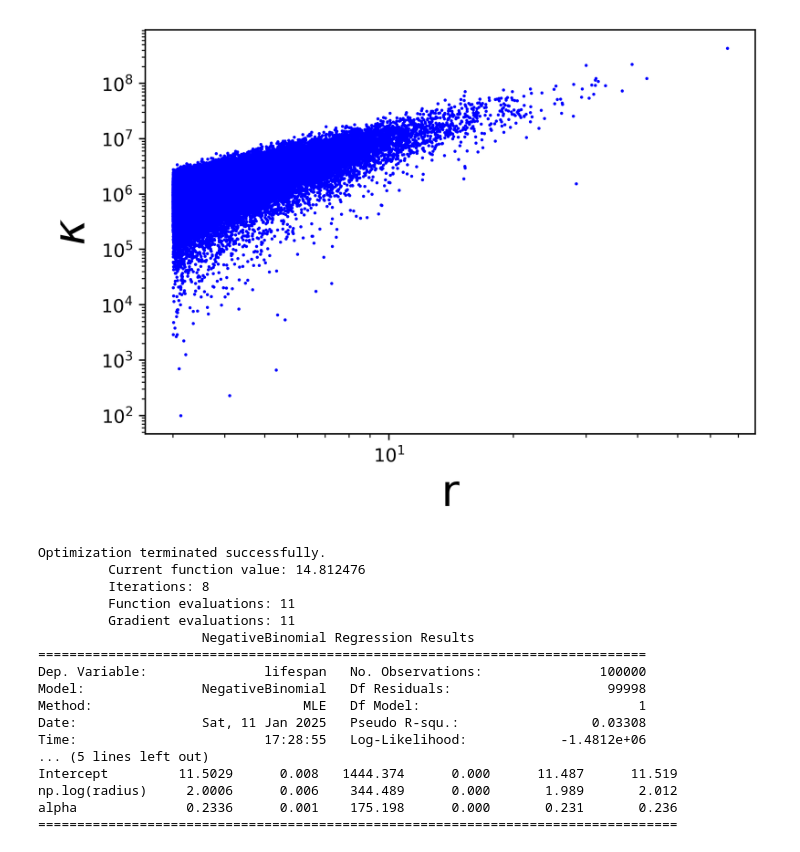
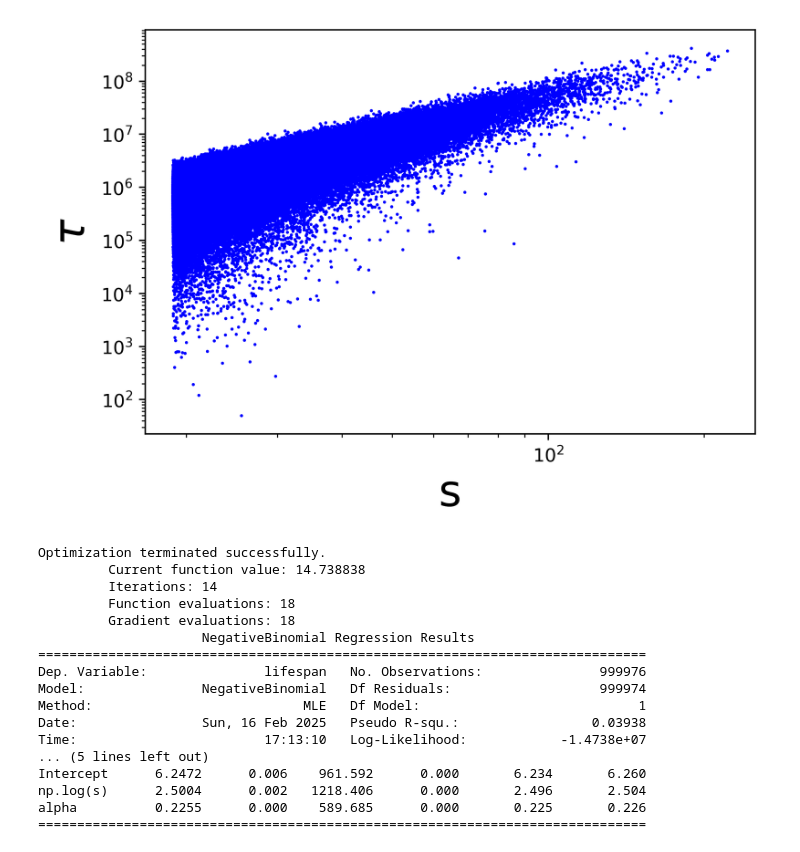
Before and after one commit to seanmason/saturation, a Jupyter notebook: notebooks/thesis/Chapter3/LifespanModelingExample.ipynb, the cells around one changed output. Drawn from its saved outputs; the diff is of its cells as text; code cells hidden in the pictures.

```diff
--- a/notebooks/thesis/Chapter3/LifespanModelingExample.ipynb
+++ b/notebooks/thesis/Chapter3/LifespanModelingExample.ipynb
@@ -30,5 +31,5 @@ To adjust logging level use sc.setLogLevel(newLevel). For SparkR, use setLogLeve
 # %%
-base_path = "/data/saturation/thesis_run_20250108/"
+base_path = "/data/saturation/thesis_run_20250213/"
 
 colors = ["blue", "black", "r", "orange", "g"]
 line_styles = ["-"]
@@ -47,6 +48,7 @@ configs_pdf = configs_df.toPandas()
 configs_pdf = configs_pdf[~configs_pdf.simulation_id.isna()].copy()
 configs_pdf["rim_erasure_exponent"] = configs_pdf.rim_erasure_method.apply(lambda x: x.get("exponent", -1))
 configs_pdf["rim_erasure_radius_ratio"] = configs_pdf.rim_erasure_method.apply(lambda x: x.get("ratio", -1))
+configs_pdf["nstop"] = configs_pdf.stop_condition.apply(lambda x: x.get("ntot", -1))
 # %%
 configs_dict = dict()
 for config_file in glob.glob(f"{base_path}/config/config*.yaml"):
@@ -54,10 +72,10 @@ for config_file in glob.glob(f"{base_path}/config/config*.yaml"):
 # %%
 df = get_statistics_with_lifespans_for_simulations(
-    [2],
-    base_path,
-    configs_df,
-    spark,
-    n_samples_per_sim=100000
+    simulation_ids=[1],
+    base_path=base_path,
+    configs_df=configs_df,
+    spark=spark,
+    n_samples_per_sim=1000000
 )
 df
 # %% [output]
@@ -77,44 +95,46 @@ df
+# %%
+df["s"] = df.radius * 2 * np.pi
 # %%
 plt.figure(figsize=(6, 4), dpi=dpi)
 
 # Sampled scatterplot
 plt.scatter(
-    df.radius,
+    df.s,
     df.lifespan,
     c="blue",
     s=.5,
 )
 
 plt.xscale("log")
 plt.yscale("log")
-plt.xlabel("r", fontsize=font_size)
-plt.ylabel("$\\kappa$", fontsize=font_size)
+plt.xlabel("s", fontsize=font_size)
+plt.ylabel("$\\tau$", fontsize=font_size)
 
 plt.savefig(f"figures/example_lifetimes_scatter.png", bbox_inches="tight")
 plt.show()
 # %% [output]
-[figure, old version]
+[figure, new version]
 # %%
-model = smf.negativebinomial(data=df, formula="lifespan ~ 1 + np.log(radius)").fit(maxiter=1000, method="BFGS", cov_type="HC0")
+model = smf.negativebinomial(data=df, formula="lifespan ~ 1 + np.log(s)").fit(maxiter=1000, method="BFGS", cov_type="HC0")
 print(model.summary())
 # %% [output]
 Optimization terminated successfully.
-         Current function value: 14.812476
-         Iterations: 8
-         Function evaluations: 11
-         Gradient evaluations: 11
+         Current function value: 14.738838
+         Iterations: 14
+         Function evaluations: 18
+         Gradient evaluations: 18
                      NegativeBinomial Regression Results
 ==============================================================================
-Dep. Variable:               lifespan   No. Observations:               100000
-Model:               NegativeBinomial   Df Residuals:                    99998
+Dep. Variable:               lifespan   No. Observations:               999976
+Model:               NegativeBinomial   Df Residuals:                   999974
 Method:                           MLE   Df Model:                            1
-Date:                Sat, 11 Jan 2025   Pseudo R-squ.:                 0.03308
-Time:                        17:28:55   Log-Likelihood:            -1.4812e+06
+Date:                Sun, 16 Feb 2025   Pseudo R-squ.:                 0.03938
+Time:                        17:13:10   Log-Likelihood:            -1.4738e+07
 ... (5 lines left out)
-Intercept         11.5029      0.008   1444.374      0.000      11.487      11.519
-np.log(radius)     2.0006      0.006    344.489      0.000       1.989       2.012
-alpha              0.2336      0.001    175.198      0.000       0.231       0.236
-==================================================================================
+Intercept      6.2472      0.006    961.592      0.000       6.234       6.260
+np.log(s)      2.5004      0.002   1218.406      0.000       2.496       2.504
+alpha          0.2255      0.000    589.685      0.000       0.225       0.226
+==============================================================================
 # %%
 # Dispersion statistic
 np.sum(model.resid_pearson**2) / model.df_resid
```
Also changed, not shown: parts of 4 cells of this notebook, 2 other files.
